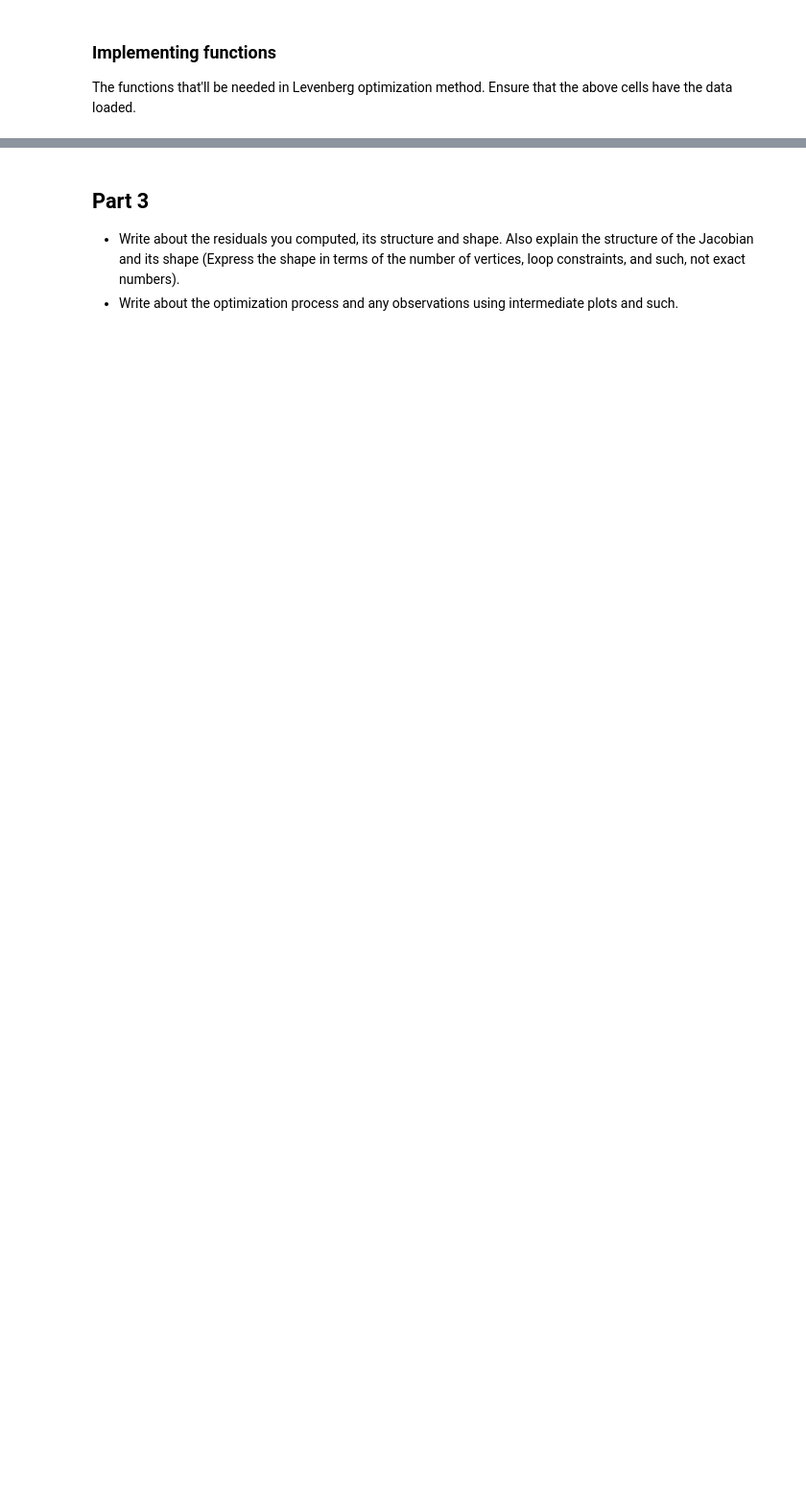
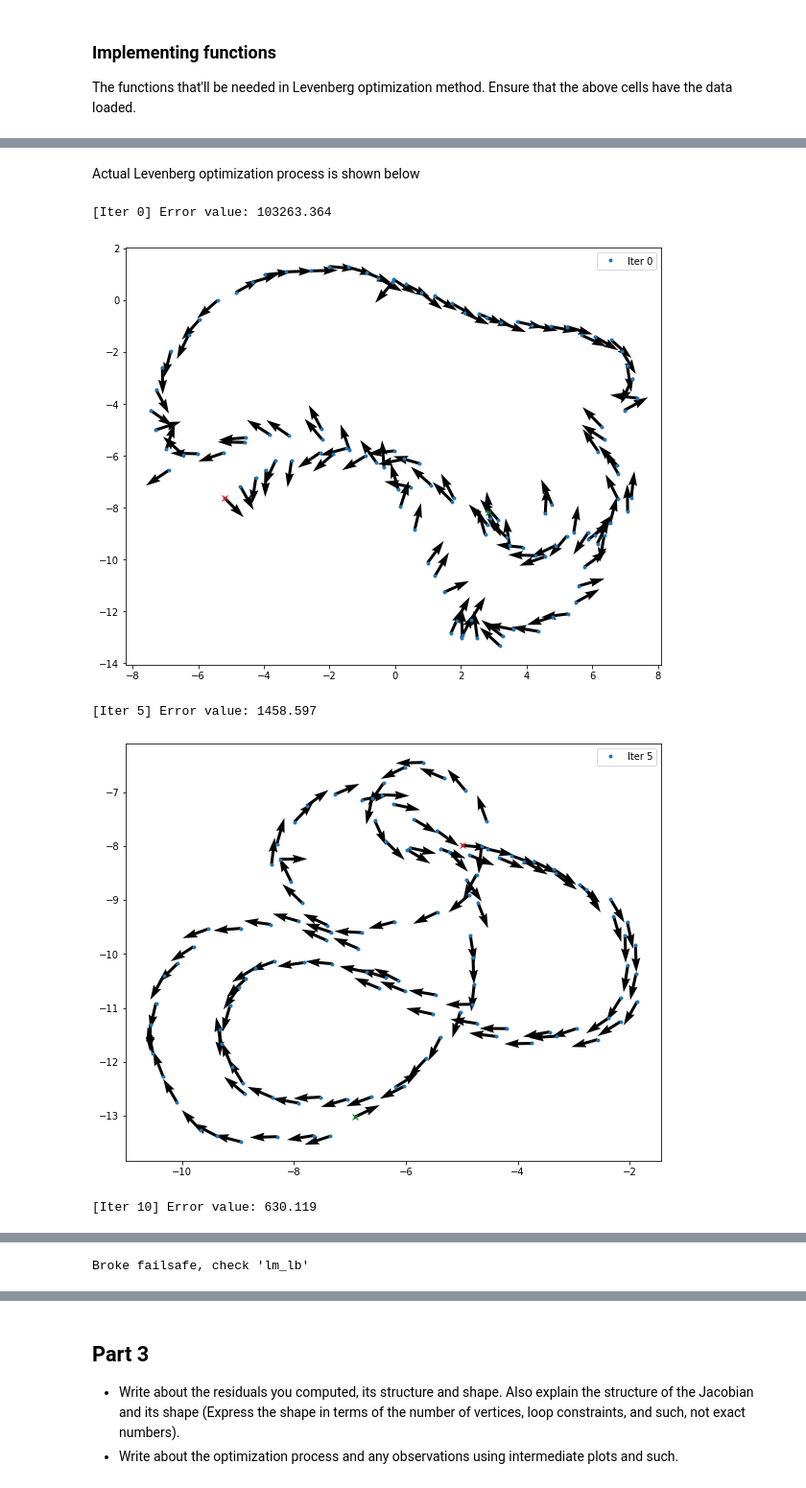
Before and after one commit to TheProjectsGuy/MR21-CS7.503, a Jupyter notebook: Projects/Project1/questions/Question 2 - 2D SLAM.ipynb, the cells around one changed output, grey strips where cells are left out. Shown at 96% size. Drawn from its saved outputs; the diff is of its cells as text; code cells hidden in the pictures; blank space fills up the shorter version.

```diff
--- a/Projects/Project1/questions/Question 2 - 2D SLAM.ipynb
+++ b/Projects/Project1/questions/Question 2 - 2D SLAM.ipynb
@@ -122,16 +122,16 @@ x_mea = np.array(x_mea) # State (measurements)
 The `draw` function is modified to use [quiver](https://matplotlib.org/stable/api/_as_gen/matplotlib.pyplot.quiver.html) and plot. It also allows us to handle subplots externally.
 # %%
 # A function to visualize the data
-def draw(x_vals):
+def draw(x_vals, lbl=None):
     """
     Draw the 'x' state values. x_vals = [x, y, th] array
     """
     x, y, th = x_vals[:, 0], x_vals[:, 1], x_vals[:, 2]
     u, v = np.cos(th), np.sin(th)
-    plt.plot(x, y, '.')
+    plt.plot(x, y, '.', label=lbl)
     plt.quiver(x, y, u, v)
-    plt.plot(x[0], y[0], 'rx', label="start")
-    plt.plot(x[-1], y[-1], 'gx', label="end")
+    plt.plot(x[0], y[0], 'rx')
+    plt.plot(x[-1], y[-1], 'gx')
 # %%
 # Show data
 plt.figure(1, (15, 7))
@@ -487,0 +666,66 @@ array([-5., -8.,  0.])
+# %%
+# Set the following
+lm_lb = 0.01    # Damping parameter (lambda) for Levenberg algorithm
+a, b = 2.5, 1.05    # Parameters for damping factor
+num_iter = 100   # Number of iterations
+cert_o = 500    # Certainty of odometry
+cert_lc = 700   # Certainty of loop closure
+cert_zero = 2000    # Certainty of zero condition
+zero_pos = x_mea[0]     # Zero position
+num_debug = 5  # Interval for debug
+# %% [markdown]
+Actual Levenberg optimization process is shown below
+# %%
+# Variables for optimization
+xc = np.copy(x_mea)  # Optimization vector
+err_hist = []
+lmlb_hist = []
+error_start = error_value(xc, odom_c, lc_c, cert_o, cert_lc,
+    cert_zero, zero_pos)
+err_hist.append(error_start)
+# Levenberg algorithm
+i = 0
+j, fs = 0, num_iter * 3 # Failsafe (to avoid infinite loop)
+while i < num_iter:
+    lmlb_hist.append(lm_lb) # Value of lambda
+    # Failsafe
+    j += 1
+    if j == fs-1:
+        print("Broke failsafe, check 'lm_lb'")
+        break
+    # Jacobian value
+    J = jacobian_mat(xc, odom_c, lc_c)
+    omega_mat = certainty_matrix(odom_c, lc_c, cert_o, cert_lc,
+        cert_zero)
+    jtoj = J.T @ omega_mat @ J
+    im_d = np.diag(np.diagonal(jtoj))
+    jtoj_inv = np.linalg.inv(jtoj + lm_lb * im_d)
+    rv = residual_vector(xc, odom_c, lc_c, zero_pos)
+    dx_vect = -jtoj_inv @ J.T @ omega_mat.T @ rv
+    xc_hold = xc + dx_vect.reshape(-1, 3)    # Don't apply update yet
+    # Error value
+    err = error_value(xc_hold, odom_c, lc_c, cert_o, cert_lc,
+        cert_zero, zero_pos)
+    if err_hist[-1] - err > 10: # Successful update
+        xc = xc_hold    # Apply the update
+        lm_lb *= (1/a)
+    else:   # Increase damping
+        lm_lb *= b
+        continue    # Retry update with new damping
+    err_hist.append(err)
+    # View debug information
+    if i % num_debug == 0:
+        print(f"[Iter {i}] Error value: {float(err):.3f}")
+        plt.figure(i, (10, 8))
+        draw(xc, f"Iter {i}")
+        plt.legend()
+        plt.show()
+    # Increment i
+    i += 1
+err_hist = np.array(err_hist)
+# %% [output]
+[Iter 0] Error value: 103263.364
+[figure, added]
+[Iter 5] Error value: 1458.597
+[figure, added]
+[Iter 10] Error value: 630.119
@@ -487,0 +733 @@ array([-5., -8.,  0.])
+Broke failsafe, check 'lm_lb'
```
Also changed, not shown: parts of 39 cells of this notebook, 6 other files.
